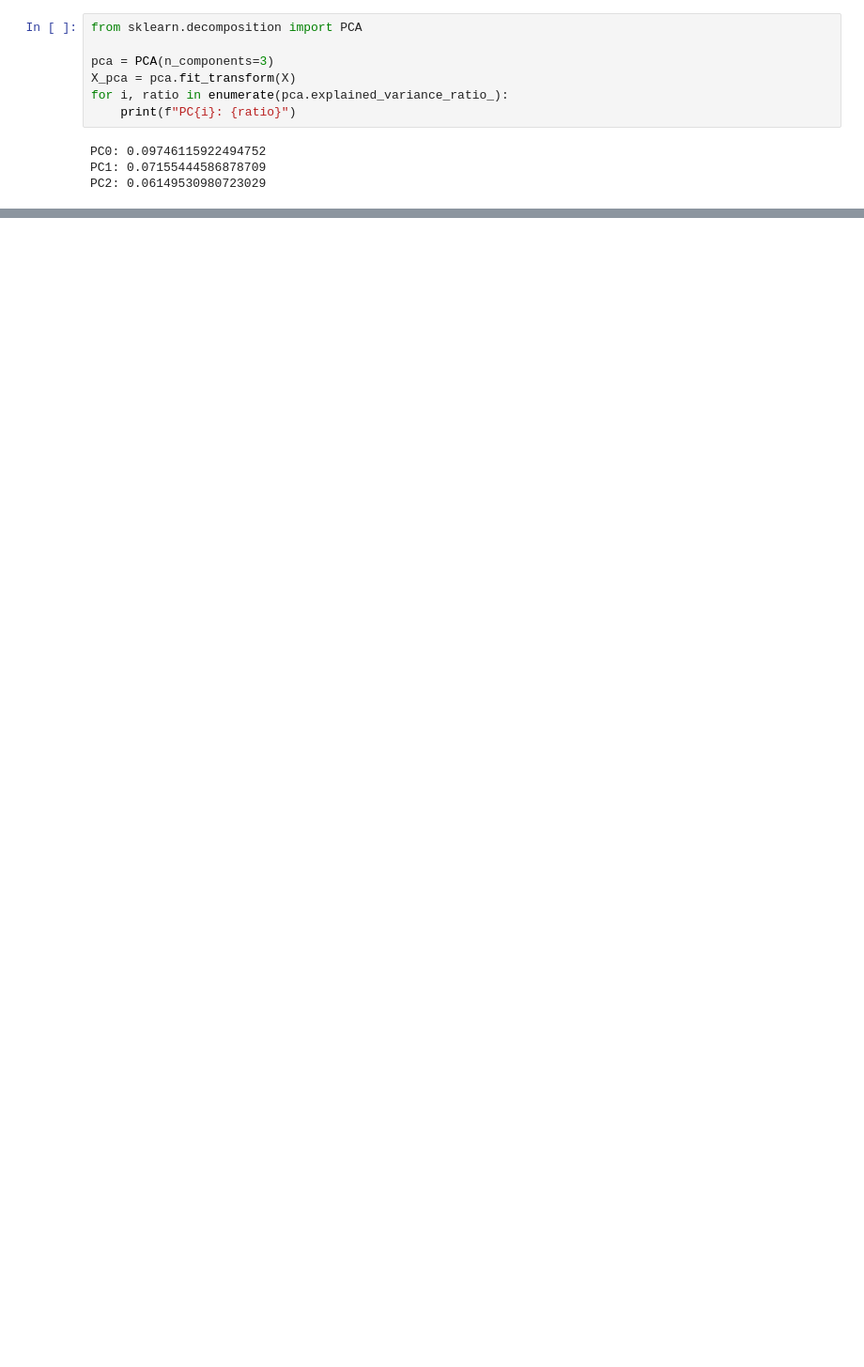
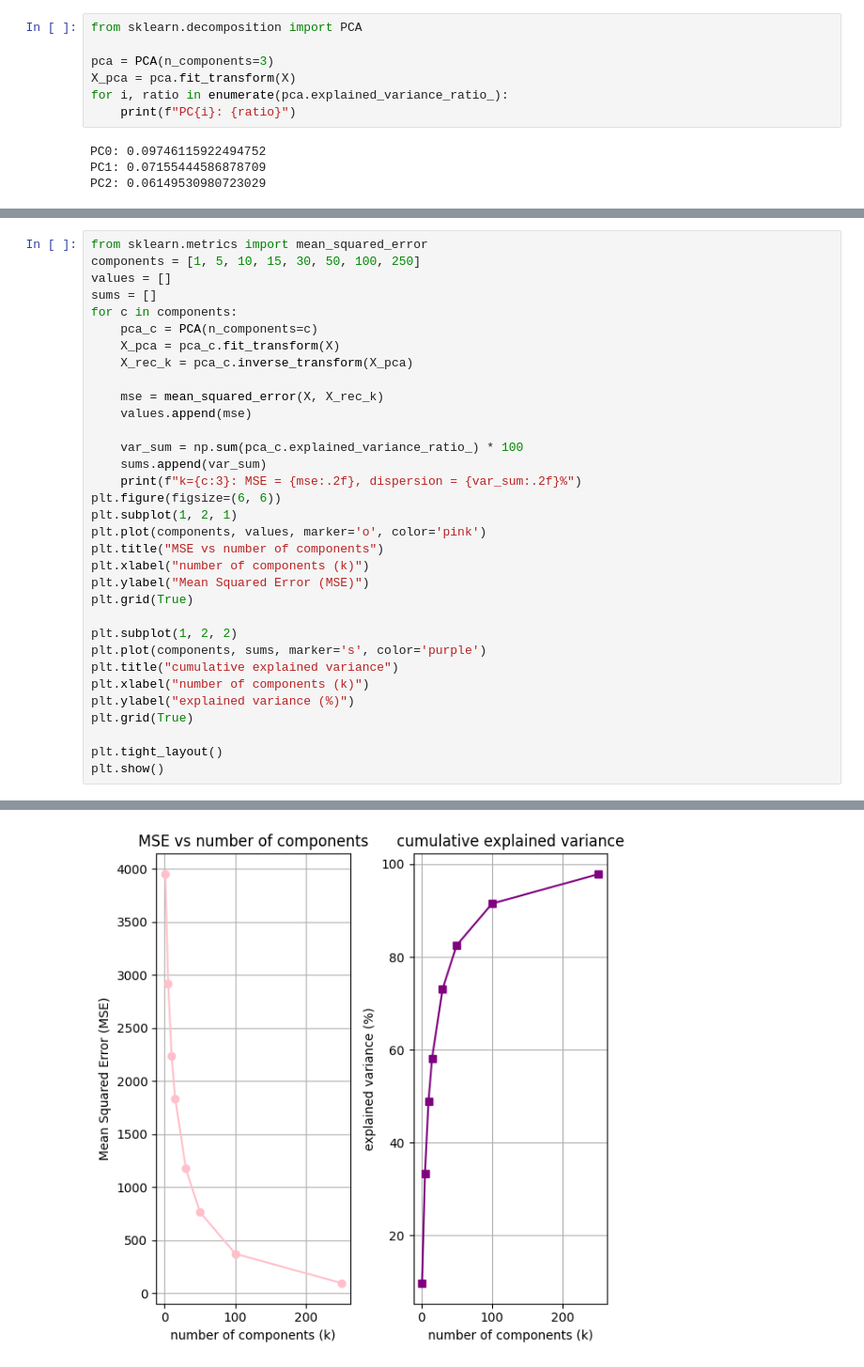
Before and after one commit to knasts/DM_labs, a Jupyter notebook: lab1DM.ipynb, the cells around one changed output, grey strips where cells are left out. Shown at 94% size. Cells and saved outputs as stored; diff of their text form; blank space fills up the shorter version.

```diff
--- a/lab1DM.ipynb
+++ b/lab1DM.ipynb
@@ -48,0 +68,34 @@ plt.show()
+# %%
+from sklearn.metrics import mean_squared_error
+components = [1, 5, 10, 15, 30, 50, 100, 250]
+values = []
+sums = []
+for c in components:
+    pca_c = PCA(n_components=c)
+    X_pca = pca_c.fit_transform(X)
+    X_rec_k = pca_c.inverse_transform(X_pca)
+
+    mse = mean_squared_error(X, X_rec_k)
+    values.append(mse)
+
+    var_sum = np.sum(pca_c.explained_variance_ratio_) * 100
+    sums.append(var_sum)
+    print(f"k={c:3}: MSE = {mse:.2f}, dispersion = {var_sum:.2f}%")
+plt.figure(figsize=(6, 6))
+plt.subplot(1, 2, 1)
+plt.plot(components, values, marker='o', color='pink')
+plt.title("MSE vs number of components")
+plt.xlabel("number of components (k)")
+plt.ylabel("Mean Squared Error (MSE)")
+plt.grid(True)
+
+plt.subplot(1, 2, 2)
+plt.plot(components, sums, marker='s', color='purple')
+plt.title("cumulative explained variance")
+plt.xlabel("number of components (k)")
+plt.ylabel("explained variance (%)")
+plt.grid(True)
+
+plt.tight_layout()
+plt.show()
+# %% [output]
@@ -48,0 +110 @@ plt.show()
+[figure, added]
```
Also changed, not shown: parts of 5 cells of this notebook, 1 other file.
